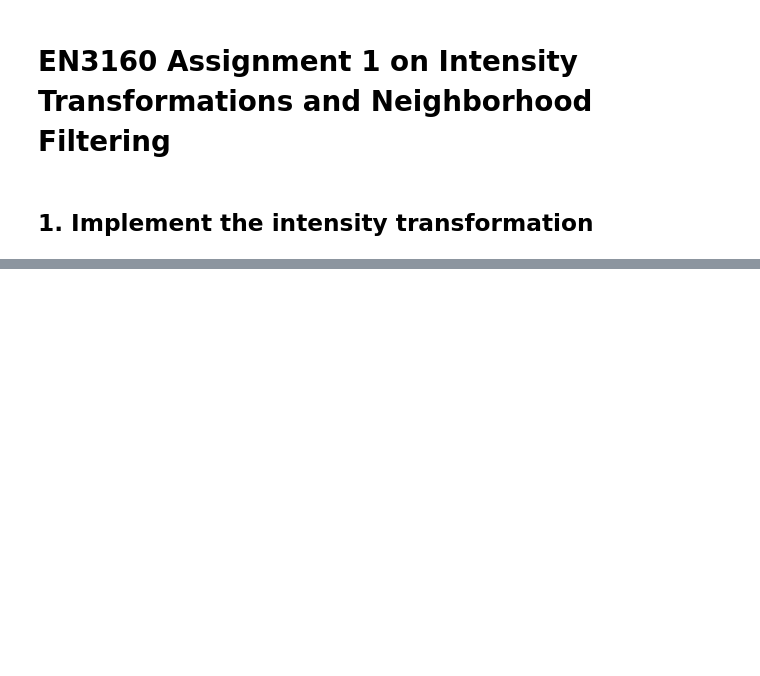
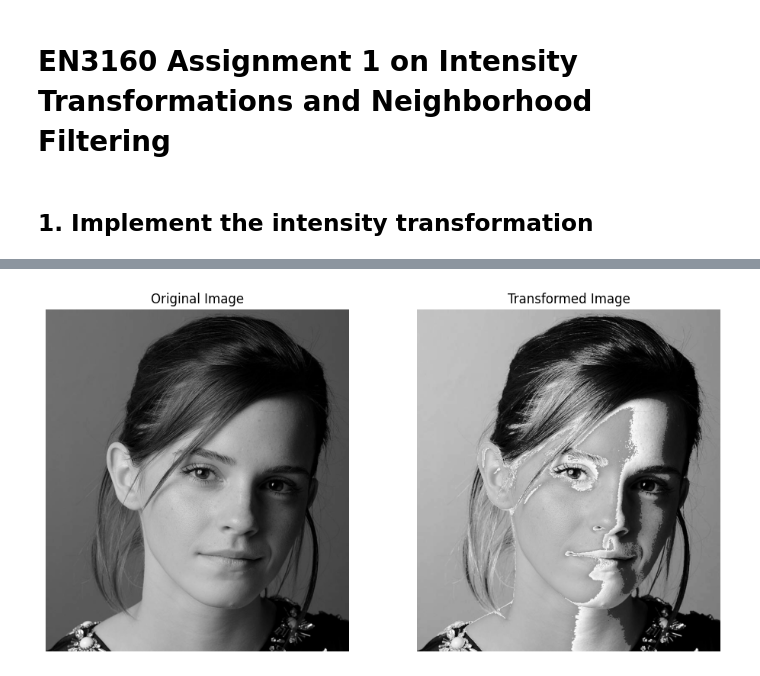
Before and after one commit to eshansurendra/EN3160_Assignment_01, a Jupyter notebook: Assignmnet_1.ipynb, the cells around one changed output, grey strips where cells are left out. Drawn from its saved outputs; the diff is of its cells as text; code cells hidden in the pictures; blank space fills up the shorter version.

```diff
--- a/Assignmnet_1.ipynb
+++ b/Assignmnet_1.ipynb
@@ -30,0 +21,27 @@ def intensity_transform(pix):
+# %%
+# Define the input and output intensity points based on the graph
+input_intensity = np.array([0, 50, 50, 150, 150, 255])
+output_intensity = np.array([0, 50, 100, 255, 150, 255])
+
+# Create a lookup table to map the input intensity values to output values
+lookup_table = np.interp(np.arange(256), input_intensity, output_intensity).astype(np.uint8)
+
+# Apply the transformation using the lookup table
+transformed_image = cv2.LUT(image, lookup_table)
+# %%
+# Display the original and transformed images side by side
+plt.figure(figsize=(10, 5))
+plt.subplot(1, 2, 1)
+plt.imshow(image, cmap='gray')
+plt.title("Original Image")
+plt.axis('off')
+
+plt.subplot(1, 2, 2)
+plt.imshow(transformed_image, cmap='gray')
+plt.title("Transformed Image")
+plt.axis('off')
+
+plt.tight_layout()
+plt.show()
+# %% [output]
+[figure, added]
```
Also changed, not shown: parts of 2 cells of this notebook.
